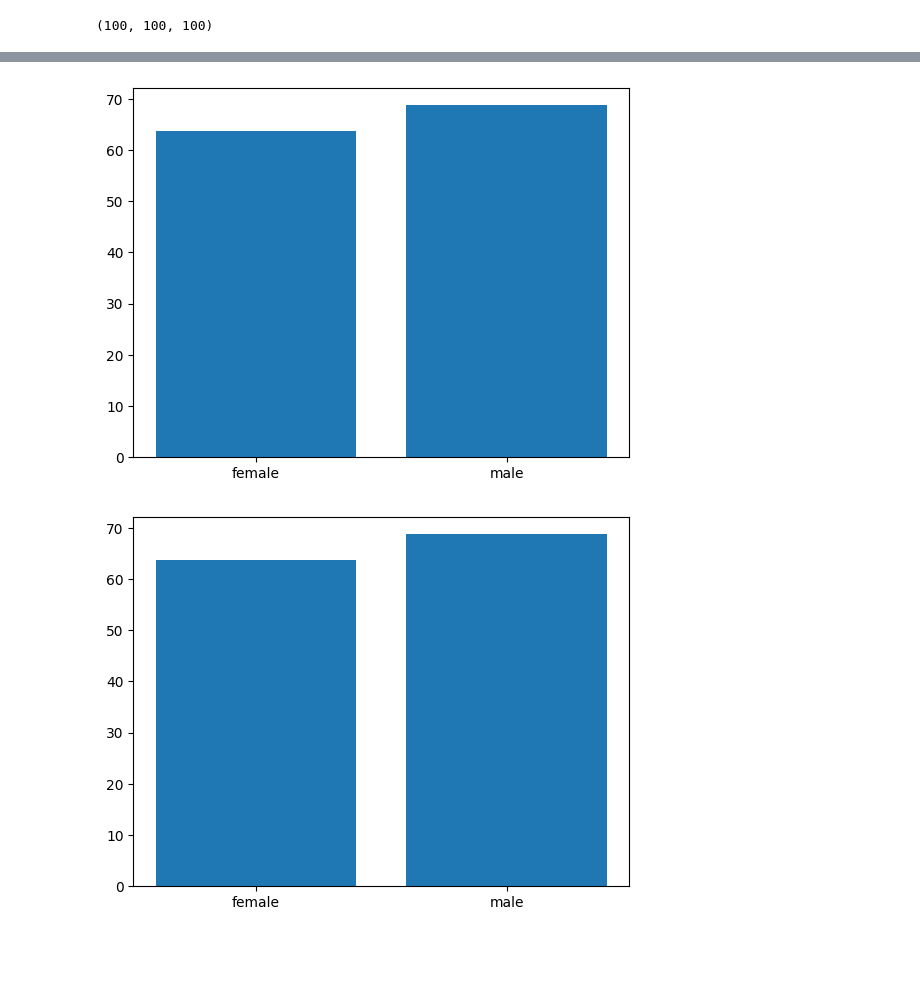
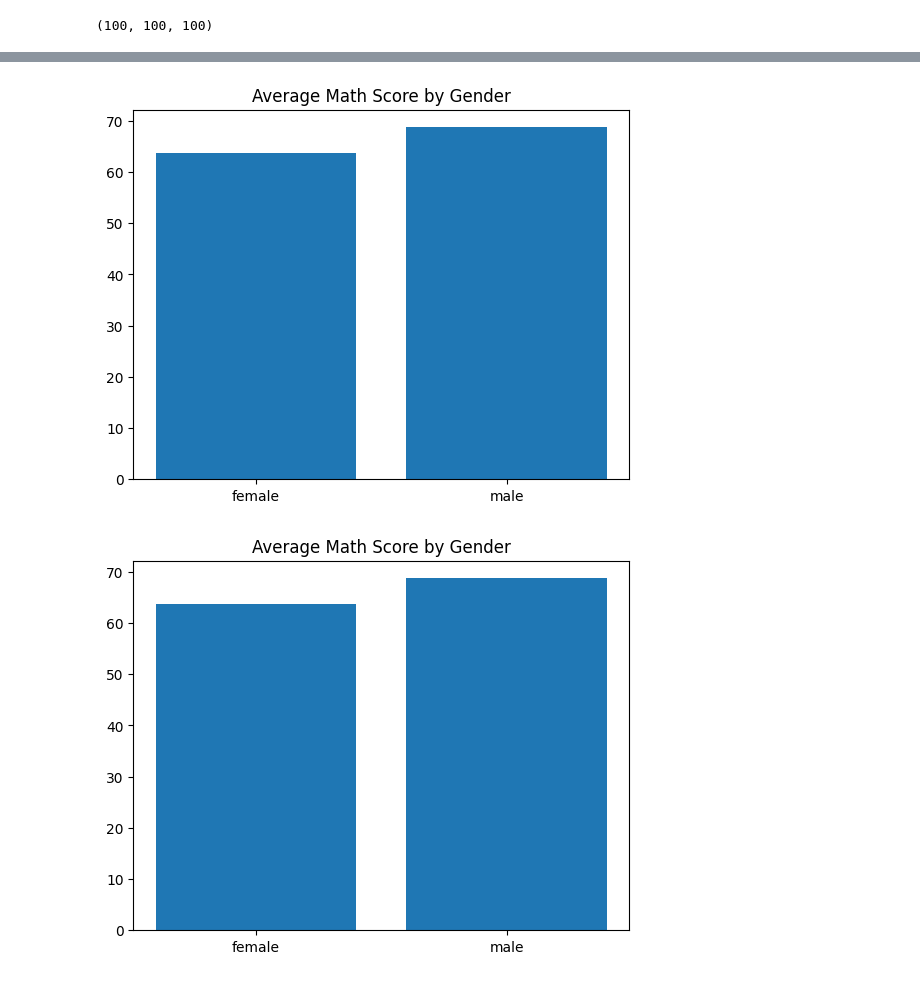
Before and after one commit to AkosGit/BEVADAT2022232, a Jupyter notebook: HAZI/HAZI04/HAZI04.ipynb, the cells around one changed output, grey strips where cells are left out. Drawn from its saved outputs; the diff is of its cells as text; code cells hidden in the pictures; blank space fills up the shorter version.

```diff
--- a/HAZI/HAZI04/HAZI04.ipynb
+++ b/HAZI/HAZI04/HAZI04.ipynb
@@ -228,17 +227,17 @@ függvény neve: math_bar_plot
 # %%
 def math_bar_plot(df_data:pd.DataFrame):
     new_df = df_data.copy()
     fig, ax = plt.subplots()
     g=new_df.groupby(["gender"])
     ax.bar(g.groups.keys(),g.mean()['math score'].values)
     ax.set_xlabel="Gender"
     ax.set_ylabel="Math Score"
-    ax.set_title="Average Math Score by Gender"
+    ax.set_title("Average Math Score by Gender")
     return fig
 #math_bar_plot(df)
 # %% [output]
-[figure, old version]
+[figure, new version]
-[figure, old version]
+[figure, new version]
 # %%
 '''
 Készíts egy függvényt, ami a bemeneti Dataframe adatai alapján elkészít egy olyan histogramot,
```
Also changed, not shown: parts of 5 cells of this notebook, 1 other file.
